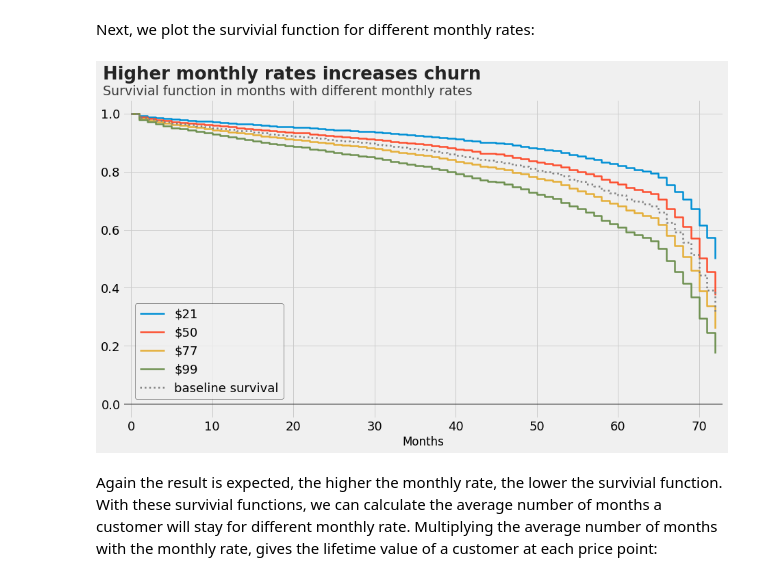
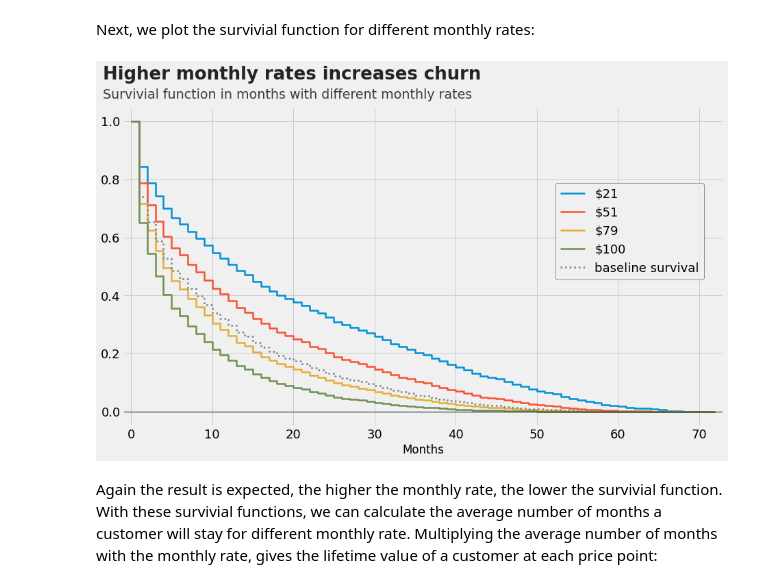
Before and after one commit to thomasjpfan/ml-journal, a Jupyter notebook: notebooks/telcom-customer-churn/notebook.ipynb, the cells around one changed output. Drawn from its saved outputs; the diff is of its cells as text; code cells hidden in the pictures.

```diff
--- a/notebooks/telcom-customer-churn/notebook.ipynb
+++ b/notebooks/telcom-customer-churn/notebook.ipynb
@@ -192,25 +192,25 @@ Next, we plot the survivial function for different monthly rates:
 # %%
 # <!-- collapse=None -->
 from sklearn.mixture import GaussianMixture
 
 gm = GaussianMixture(n_components=4)
 gm.fit(df[['MonthlyCharges']])
 monthly_means = sorted(gm.means_[:,0].tolist())
 
-ax = cph.plot_covariate_groups('MonthlyCharges', monthly_means)
+ax = cph.plot_partial_effects_on_outcome('MonthlyCharges', monthly_means)
 _ = ax.set_xlabel("Months")
 _ = ax.set_xlim((-1, 73))
 add_title(ax, "Higher monthly rates increases churn",
           "Survivial function in months with different monthly rates", -3.5)
 handles, labels = ax.get_legend_handles_labels()
 handles[-1].set_color('gray')
 
 _ = add_yaxis(ax)
 _ = config_ticks(ax)
-_ = ax.legend(handles, [f"${v:.0f}" for v in monthly_means]+ ['baseline survival'], loc=(0.02, 0.06),
+_ = ax.legend(handles, [f"${v:.0f}" for v in monthly_means]+ ['baseline survival'], loc=(0.72, 0.46),
               edgecolor='black', fontsize=18)
 # %% [output]
-[figure, old version]
+[figure, new version]
 # %% [markdown]
 Again the result is expected, the higher the monthly rate, the lower the survivial function. With these survivial functions, we can calculate the average number of months a customer will stay for different monthly rate. Multiplying the average number of months with the monthly rate, gives the lifetime value of a customer at each price point:
 # %%
```
Also changed, not shown: parts of 4 cells of this notebook, 2 other files.
